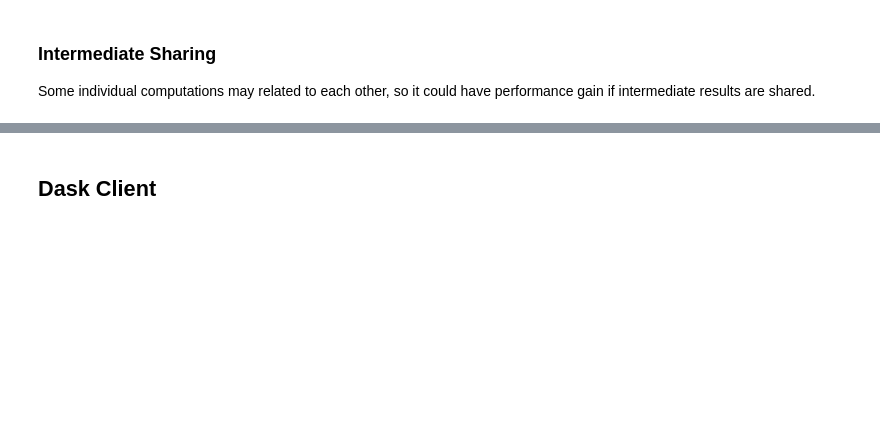
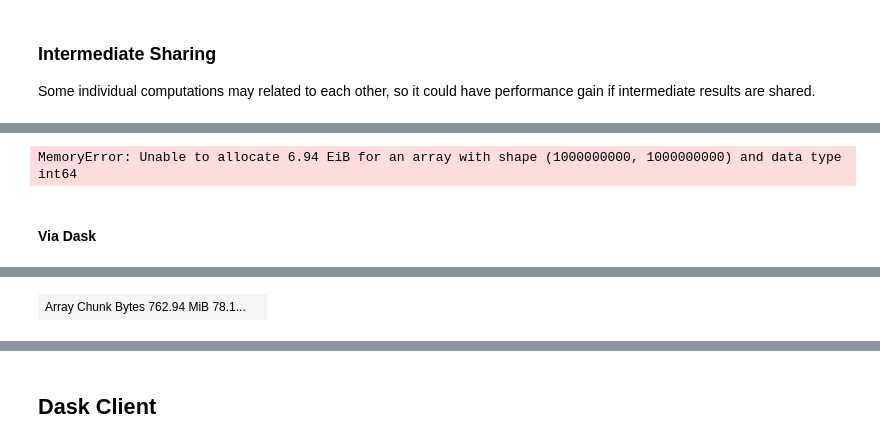
Before and after one commit to CastielWong/Laboratory, a Jupyter notebook: DataEngineering/Dask/workspace/check.ipynb, the cells around one changed output, grey strips where cells are left out. Drawn from its saved outputs; the diff is of its cells as text; code cells hidden in the pictures; blank space fills up the shorter version.

```diff
--- a/DataEngineering/Dask/workspace/check.ipynb
+++ b/DataEngineering/Dask/workspace/check.ipynb
@@ -151,0 +180,12 @@ Wall time: 81.9 ms
+# %%
+x = np.ones((1_000_000_000, 1_000_000_000), dtype=int)
+x
+# %% [output]
+MemoryError: Unable to allocate 6.94 EiB for an array with shape (1000000000, 1000000000) and data type int64
+# %% [markdown]
+#### Via Dask
+# %%
+%%time
+x = dask.array.ones((10_000, 10_000), chunks=(100, 100), dtype=int)
+x
+# %% [output]
@@ -151,0 +194 @@ Wall time: 81.9 ms
+| Array Chunk Bytes 762.94 MiB 78.1... |  |
```
Also changed, not shown: parts of 36 cells of this notebook, 1 other file.
